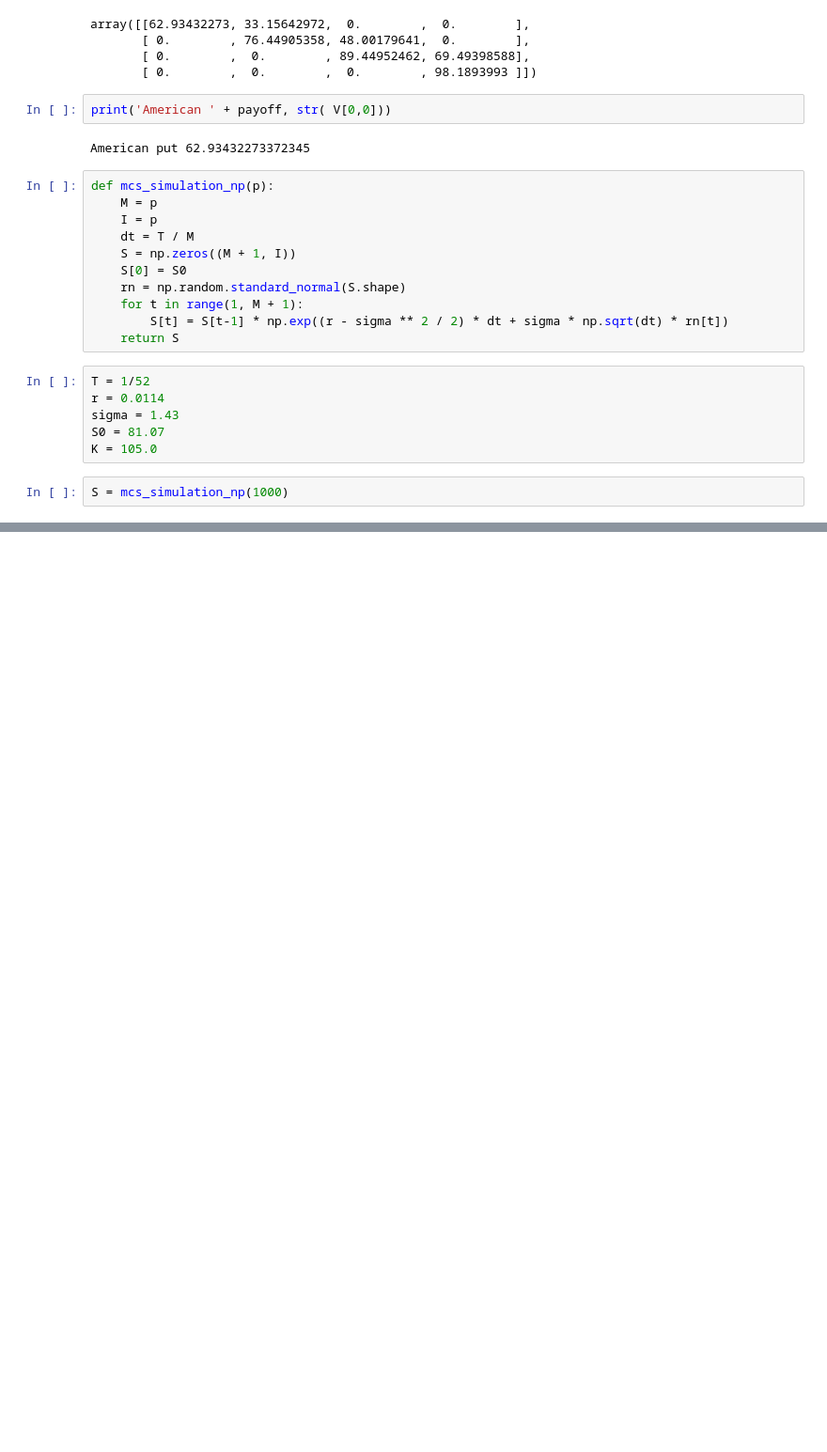
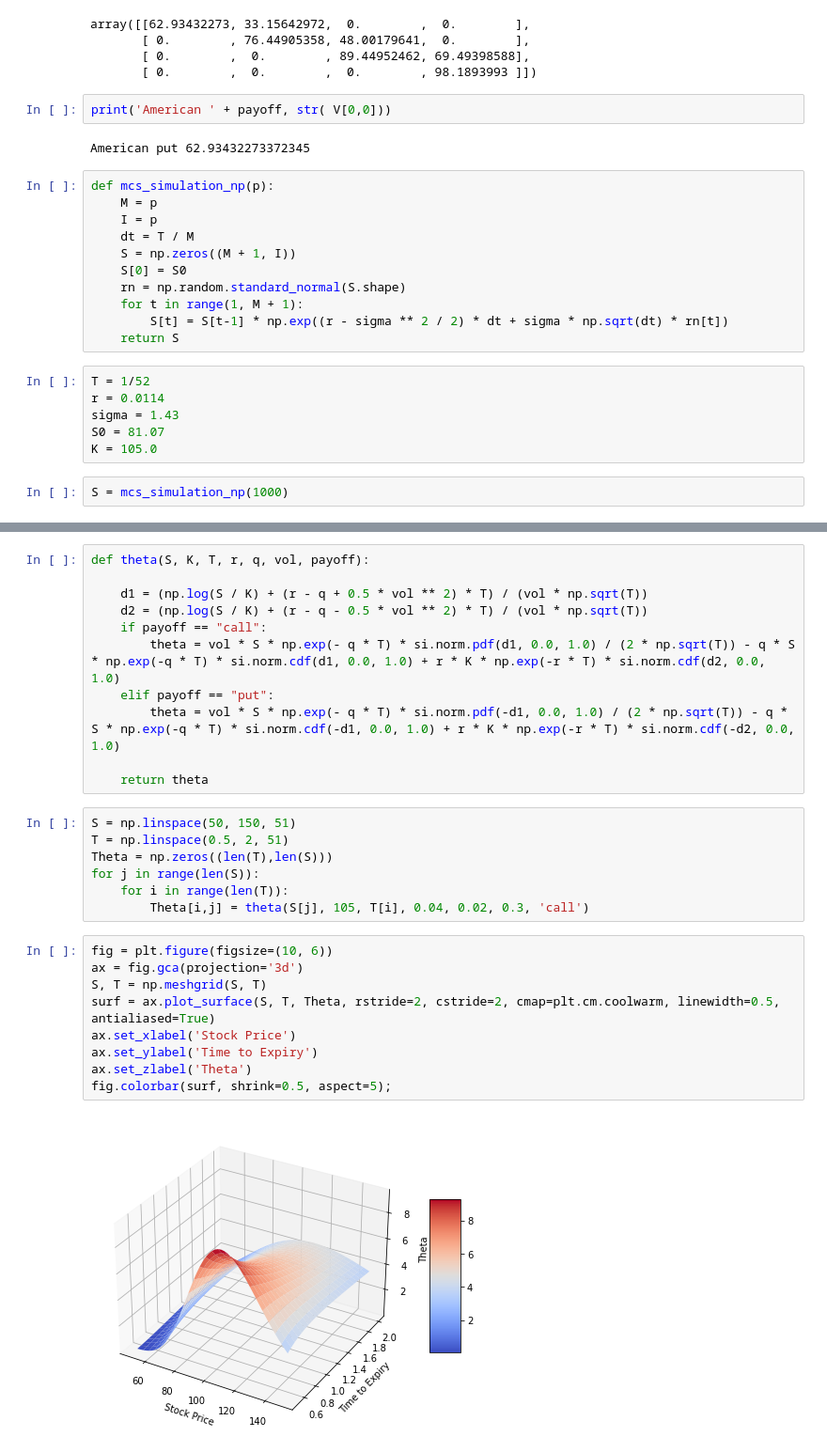
Before and after one commit to blvckscvle23/CMF-2022, a Jupyter notebook: CMF Coursework KK.ipynb, the cells around one changed output, grey strips where cells are left out. Shown: that part at 94% size. Saved outputs shown, nothing was run; the diff lists cells and outputs as text; blank space fills up the shorter version.

```diff
--- a/CMF Coursework KK.ipynb
+++ b/CMF Coursework KK.ipynb
@@ -230,0 +317,29 @@ European call 0.8374150864605828
+# %%
+def theta(S, K, T, r, q, vol, payoff):
+
+    d1 = (np.log(S / K) + (r - q + 0.5 * vol ** 2) * T) / (vol * np.sqrt(T))
+    d2 = (np.log(S / K) + (r - q - 0.5 * vol ** 2) * T) / (vol * np.sqrt(T))
+    if payoff == "call":
+        theta = vol * S * np.exp(- q * T) * si.norm.pdf(d1, 0.0, 1.0) / (2 * np.sqrt(T)) - q * S * np.exp(-q * T) * si.norm.cdf(d1, 0.0, 1.0) + r * K * np.exp(-r * T) * si.norm.cdf(d2, 0.0, 1.0)
+    elif payoff == "put":
+        theta = vol * S * np.exp(- q * T) * si.norm.pdf(-d1, 0.0, 1.0) / (2 * np.sqrt(T)) - q * S * np.exp(-q * T) * si.norm.cdf(-d1, 0.0, 1.0) + r * K * np.exp(-r * T) * si.norm.cdf(-d2, 0.0, 1.0)
+
+    return theta
+# %%
+S = np.linspace(50, 150, 51)
+T = np.linspace(0.5, 2, 51)
+Theta = np.zeros((len(T),len(S)))
+for j in range(len(S)):
+    for i in range(len(T)):
+        Theta[i,j] = theta(S[j], 105, T[i], 0.04, 0.02, 0.3, 'call')
+# %%
+fig = plt.figure(figsize=(10, 6))
+ax = fig.gca(projection='3d')
+S, T = np.meshgrid(S, T)
+surf = ax.plot_surface(S, T, Theta, rstride=2, cstride=2, cmap=plt.cm.coolwarm, linewidth=0.5, antialiased=True)
+ax.set_xlabel('Stock Price')
+ax.set_ylabel('Time to Expiry')
+ax.set_zlabel('Theta')
+fig.colorbar(surf, shrink=0.5, aspect=5);
+# %% [output]
+[figure, added]
```
Also changed, not shown: parts of 22 cells of this notebook.
